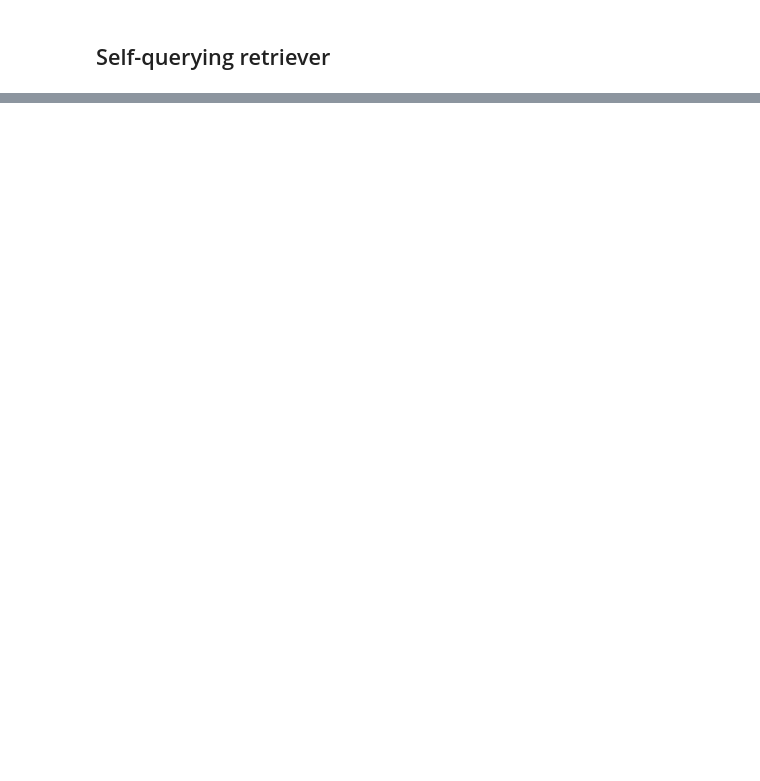
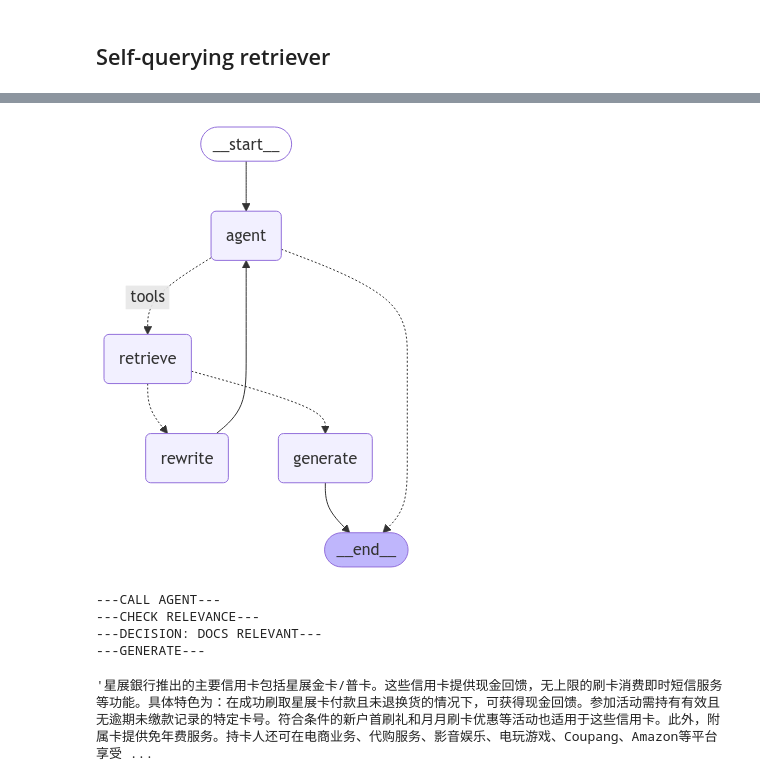
Before and after one commit to SarahWei0804/Credit-card-helper, a Jupyter notebook: credit-card-rag.ipynb, the cells around one changed output, grey strips where cells are left out. Drawn from its saved outputs; the diff is of its cells as text; code cells hidden in the pictures; blank space fills up the shorter version.

```diff
--- a/credit-card-rag.ipynb
+++ b/credit-card-rag.ipynb
@@ -259,0 +341,9 @@ documents
+# %%
+with open('qa_pairs.json', 'r', encoding='utf-8') as file:
+    qa_data = json.load(file)
+qa_documents = []
+qa_len = len(list(qa_data.values())[0])
+
+for i in range(qa_len):
+    doc = Document(metadata={"answer": qa_data['answers'][i], "credit_card": qa_data['credit_card'][i]}, page_content=qa_data['questions'][i])
+    qa_documents.append(doc)
@@ -265,14 +435,16 @@ from langchain_text_splitters import RecursiveCharacterTextSplitter
 from langchain_qdrant import QdrantVectorStore
 from langchain_huggingface import HuggingFaceEmbeddings
 
+
 splitter = RecursiveCharacterTextSplitter(chunk_size=300,
                                         length_function=len,
                                         is_separator_regex=True,
                                         chunk_overlap=50,
                                         separators=['。'])
 
-embedding = HuggingFaceEmbeddings(model_name='BAAI/bge-base-zh-v1.5', model_kwargs={'device':'mps'})
-collection_name = 'credit_card_chunk300'
+# embedding = HuggingFaceEmbeddings(model_name='BAAI/bge-base-zh-v1.5', model_kwargs={'device':'mps'})
+embedding = HuggingFaceEmbeddings(model_name='BAAI/bge-m3', model_kwargs={'device':'mps'})
+collection_name = 'credit_card_chunk300_hybrid_m3'
 qdrant_url = 'http://localhost:6333'
 
 # banks = list(bank_urls.keys())
@@ -280,7 +452,8 @@ qdrant_url = 'http://localhost:6333'
 # for b in banks[1:]:
 #     chunks.extend(splitter.split_documents(soup_documents[b]))
 
-# vec_store = QdrantVectorStore.from_documents(chunks,
+# qa_chunks = splitter.split_documents(qa_documents)
+# vec_store = QdrantVectorStore.from_documents(qa_chunks,
 #                               collection_name=collection_name,
 #                               embedding = embedding,
 #                               force_recreate=True,
@@ -345,5 +522,5 @@ self_query_retriever = SelfQueryRetriever.from_llm(
     search_kwargs={'k': 7}
 )
 # %%
-query = "CUBE 信用卡卡什麼通路有優惠？"
-self_query_retriever.invoke(query)
+query = "哪些信用卡回饋超過2%？"
+# self_query_retriever.invoke(query)
@@ -375,9 +533,18 @@ from langchain_community.cross_encoders import HuggingFaceCrossEncoder
 from langchain.retrievers.document_compressors import CrossEncoderReranker
 from langchain.retrievers import ContextualCompressionRetriever
 
-retriever = vec_store.as_retriever(search_kwargs={'k':10, 'score_threshold':0.5})
+retriever = vec_store.as_retriever(search_kwargs={'k':5, 'score_threshold':0.5})
 
-llm = ChatOllama(model='qwen2:7b-instruct', temperature=0)
+# llm = ChatOllama(model='qwen2:7b-instruct', temperature=0)
+
+from langchain_openai import ChatOpenAI
+llm = ChatOpenAI(
+    api_key="ollama",
+    model="qwen2:7b-instruct",
+    base_url="http://localhost:11434/v1",
+)
+
+
 retriever_from_llm = MultiQueryRetriever.from_llm(
     retriever=retriever, llm=llm
 )
@@ -410,3 +825,37 @@ retrieved_docs
+# %%
+from IPython.display import Image, display
+
+try:
+    display(Image(graph.get_graph(xray=True).draw_mermaid_png()))
+except Exception:
+    # This requires some extra dependencies and is optional
+    pass
+# %% [output]
+[figure, added]
+# %%
+import pprint
+
+inputs = {
+    "messages": [
+        ("user", "星展銀行推出什麼信用卡？"),
+    ]
+}
+output = graph.invoke(inputs)
+# for output in graph.stream(inputs):
+#     for key, value in output.items():
+#         pprint.pprint(f"Output from node '{key}':")
+#         pprint.pprint("---")
+#         pprint.pprint(value, indent=2, width=80, depth=None)
+#     pprint.pprint("\n---\n")
+# %% [output]
+---CALL AGENT---
+---CHECK RELEVANCE---
+---DECISION: DOCS RELEVANT---
+---GENERATE---
+# %%
+output['messages'][-1].content
+# %% [output]
+'星展銀行推出的主要信用卡包括星展金卡/普卡。这些信用卡提供现金回馈，无上限的刷卡消费即时短信服务等功能。具体特色为：在成功刷取星展卡付款且未退换货的情况下，可获得现金回馈。参加活动需持有有效且无逾期未缴款记录的特定卡号。符合条件的新户首刷礼和月月刷卡优惠等活动也适用于这些信用卡。此外，附属卡提供免年费服务。持卡人还可在电商业务、代购服务、影音娱乐、电玩游戏、Coupang、Amazon等平台享受 ...
 # %%
 
 from langchain_core.runnables import RunnablePassthrough
```
Also changed, not shown: parts of 18 cells of this notebook, 1 other file.
